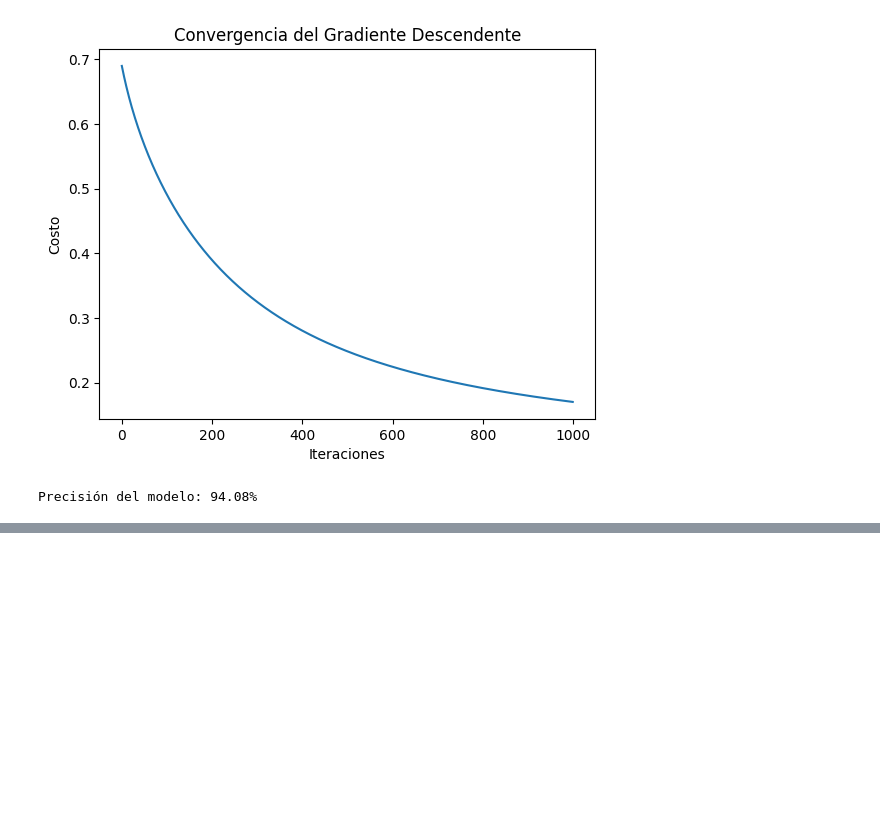
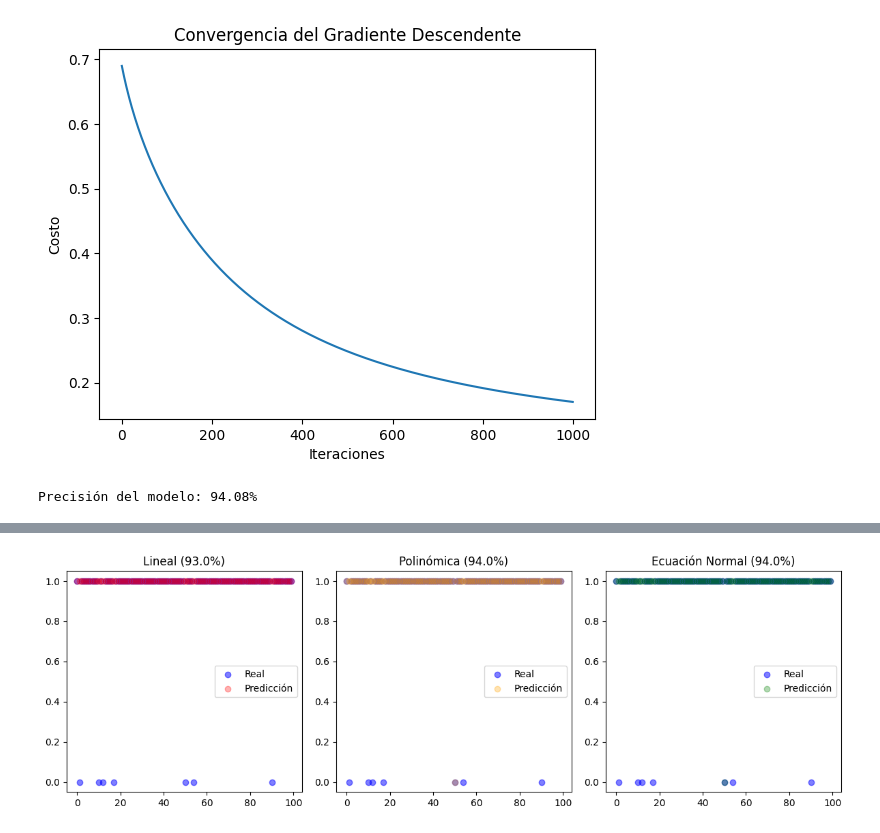
Before and after one commit to jogaesmo/Escobar_Moscoso_Jorge_Gabriel_IA_1, a Jupyter notebook: lab2/EscobarMoscosoLab2_IA1.ipynb, the cells around one changed output, grey strips where cells are left out. Saved outputs shown, nothing was run; the diff lists cells and outputs as text; code cells hidden in the pictures; blank space fills up the shorter version.

```diff
--- a/lab2/EscobarMoscosoLab2_IA1.ipynb
+++ b/lab2/EscobarMoscosoLab2_IA1.ipynb
@@ -179,0 +321,25 @@ Precisión del modelo: 94.08%
+# %%
+plt.figure(figsize=(12, 4))
+
+plt.subplot(1, 3, 1)
+plt.scatter(range(100), y_real, color='blue', alpha=0.5, label='Real')
+plt.scatter(range(100), pred_lineal, color='red', alpha=0.3, label='Predicción')
+plt.title(f'Lineal ({prec_lineal:.1f}%)')
+plt.legend()
+
+plt.subplot(1, 3, 2)
+plt.scatter(range(100), y_real, color='blue', alpha=0.5, label='Real')
+plt.scatter(range(100), pred_poly, color='orange', alpha=0.3, label='Predicción')
+plt.title(f'Polinómica ({prec_poly:.1f}%)')
+plt.legend()
+
+plt.subplot(1, 3, 3)
+plt.scatter(range(100), y_real, color='blue', alpha=0.5, label='Real')
+plt.scatter(range(100), pred_normal, color='green', alpha=0.3, label='Predicción')
+plt.title(f'Ecuación Normal ({prec_normal:.1f}%)')
+plt.legend()
+
+plt.tight_layout()
+plt.show()
+# %% [output]
+[figure, added]
```
Also changed, not shown: parts of 5 cells of this notebook.
